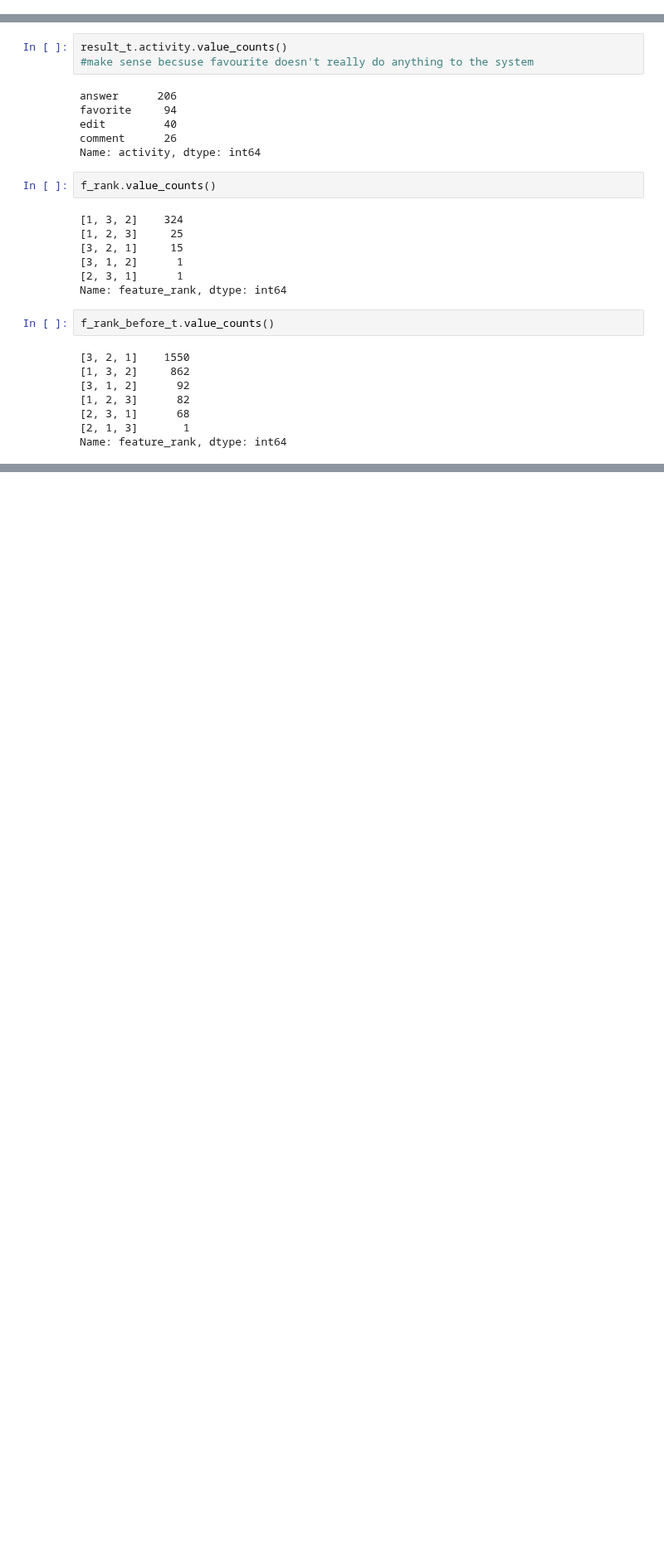
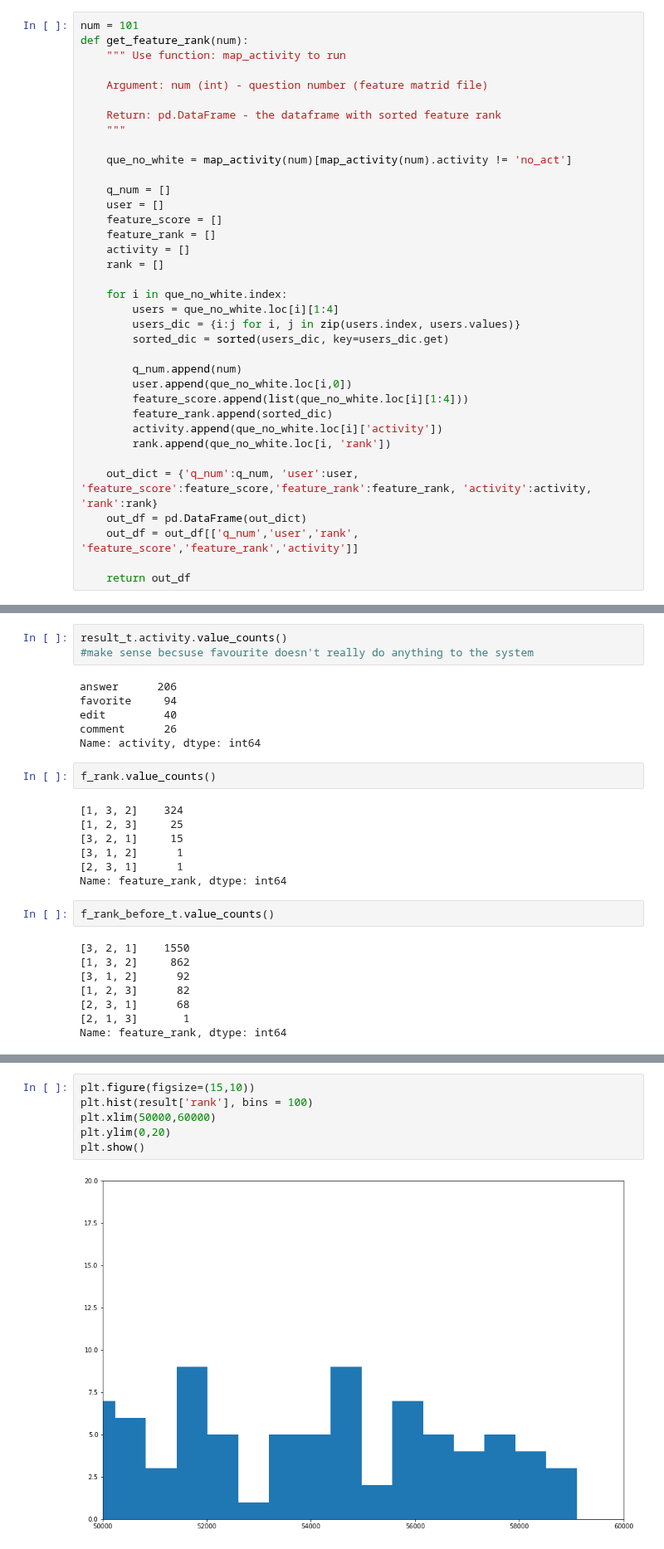
Before and after one commit to MaksimDan/160-Stackoverflow, a Jupyter notebook: residual_analysis/residual_analysis_esmond.ipynb, the cells around one changed output, grey strips where cells are left out. Shown at 83% size. Drawn from its saved outputs; the diff is of its cells as text; blank space fills up the shorter version.

```diff
--- a/residual_analysis/residual_analysis_esmond.ipynb
+++ b/residual_analysis/residual_analysis_esmond.ipynb
@@ -89,4 +89,40 @@ def map_activity(file_name):
     que.sort_values(4)
     que['rank'] = que.index
     return que
+# %%
+num = 101
+def get_feature_rank(num):
+    """ Use function: map_activity to run
+
+    Argument: num (int) - question number (feature matrid file)
+
+    Return: pd.DataFrame - the dataframe with sorted feature rank
+    """
+
+    que_no_white = map_activity(num)[map_activity(num).activity != 'no_act']
+
+    q_num = []
+    user = []
+    feature_score = []
+    feature_rank = []
+    activity = []
+    rank = []
+
+    for i in que_no_white.index:
+        users = que_no_white.loc[i][1:4]
+        users_dic = {i:j for i, j in zip(users.index, users.values)}
+        sorted_dic = sorted(users_dic, key=users_dic.get)
+
+        q_num.append(num)
+        user.append(que_no_white.loc[i,0])
+        feature_score.append(list(que_no_white.loc[i][1:4]))
+        feature_rank.append(sorted_dic)
+        activity.append(que_no_white.loc[i]['activity'])
+        rank.append(que_no_white.loc[i, 'rank'])
+
+    out_dict = {'q_num':q_num, 'user':user, 'feature_score':feature_score,'feature_rank':feature_rank, 'activity':activity, 'rank':rank}
+    out_df = pd.DataFrame(out_dict)
+    out_df = out_df[['q_num','user','rank', 'feature_score','feature_rank','activity']]
+
+    return out_df
 # %%
@@ -179,0 +279,8 @@ Name: feature_rank, dtype: int64
+# %%
+plt.figure(figsize=(15,10))
+plt.hist(result['rank'], bins = 100)
+plt.xlim(50000,60000)
+plt.ylim(0,20)
+plt.show()
+# %% [output]
+[figure, added]
```
Also changed, not shown: parts of 22 cells of this notebook, 1 other file.
